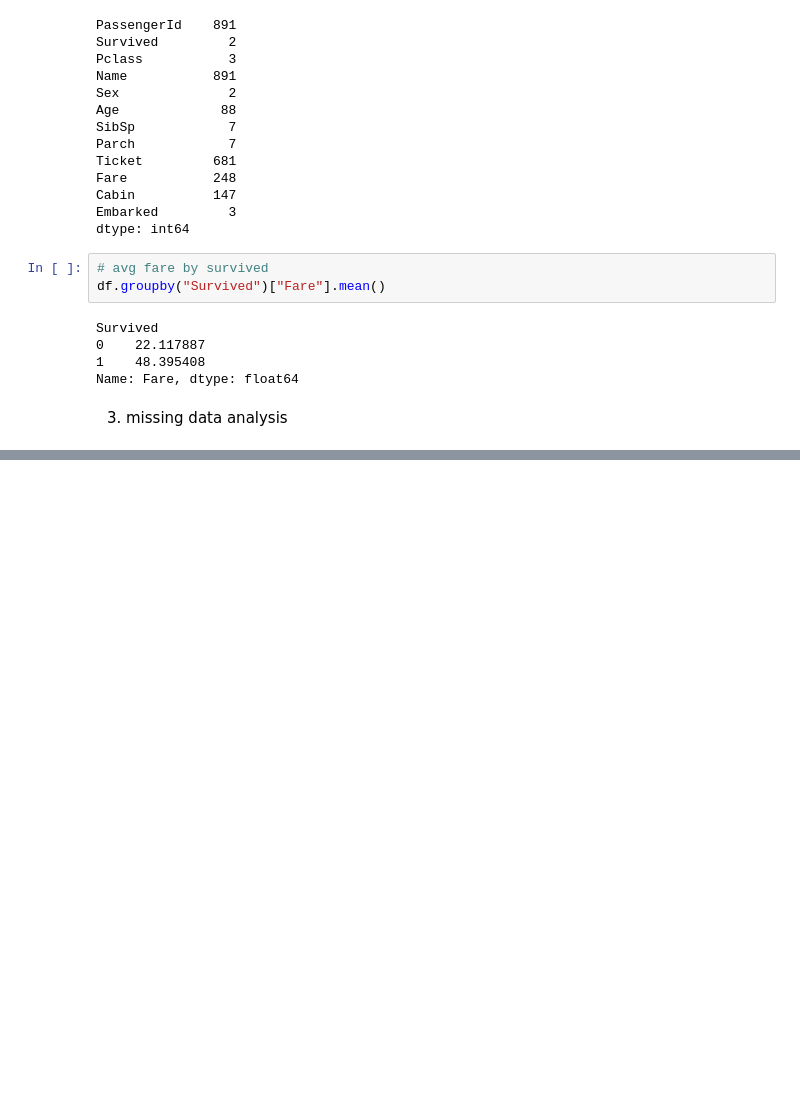
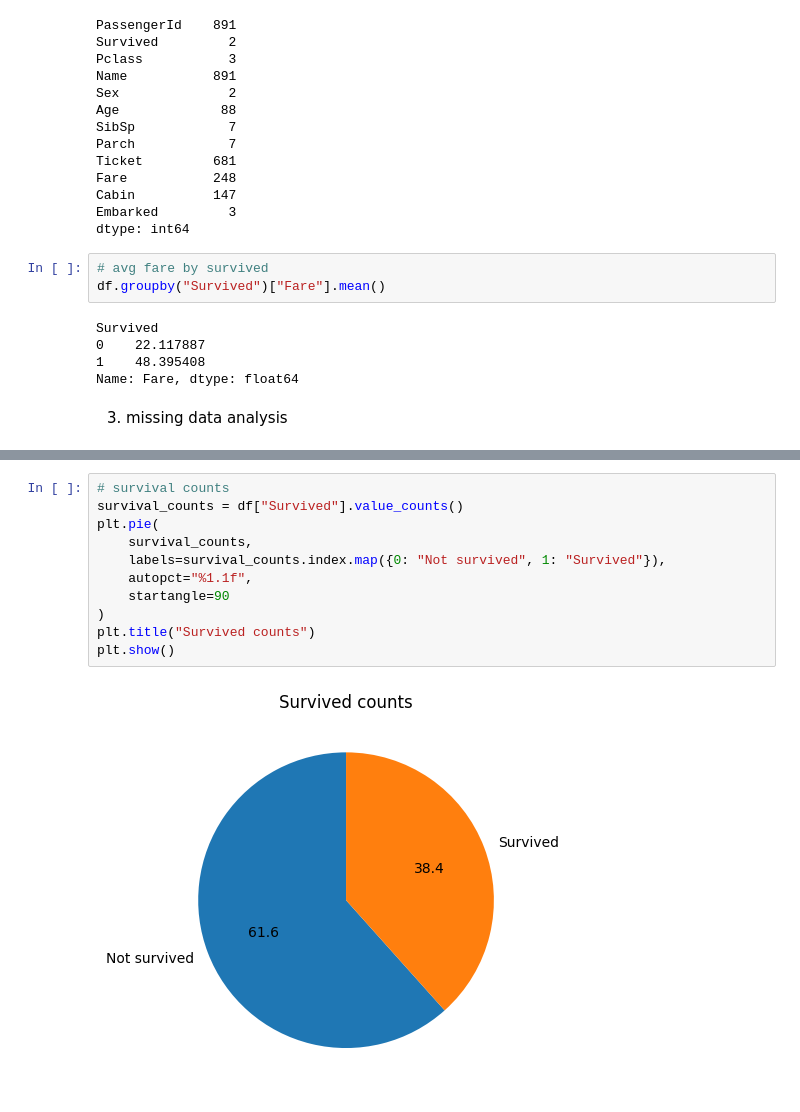
Before and after one commit to MarsX-2002/ml-dl-homeworks, a Jupyter notebook: ml/lesson-1/homework/lesson-1.ipynb, the cells around one changed output, grey strips where cells are left out. Drawn from its saved outputs; the diff is of its cells as text; blank space fills up the shorter version.

```diff
--- a/ml/lesson-1/homework/lesson-1.ipynb
+++ b/ml/lesson-1/homework/lesson-1.ipynb
@@ -105,0 +145,13 @@ Name: Fare, dtype: float64
+# %%
+# survival counts
+survival_counts = df["Survived"].value_counts()
+plt.pie(
+    survival_counts,
+    labels=survival_counts.index.map({0: "Not survived", 1: "Survived"}),
+    autopct="%1.1f",
+    startangle=90
+)
+plt.title("Survived counts")
+plt.show()
+# %% [output]
+[figure, added]
```
Also changed, not shown: parts of 33 cells of this notebook.
